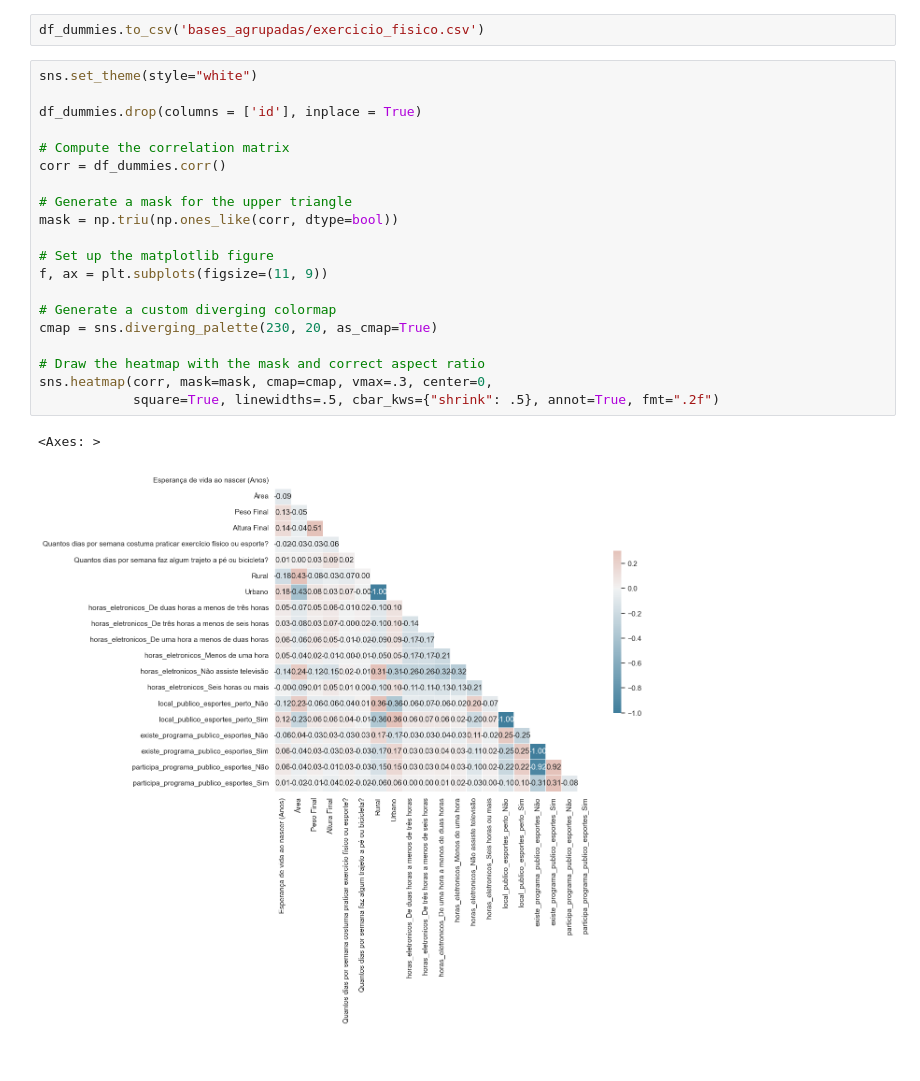
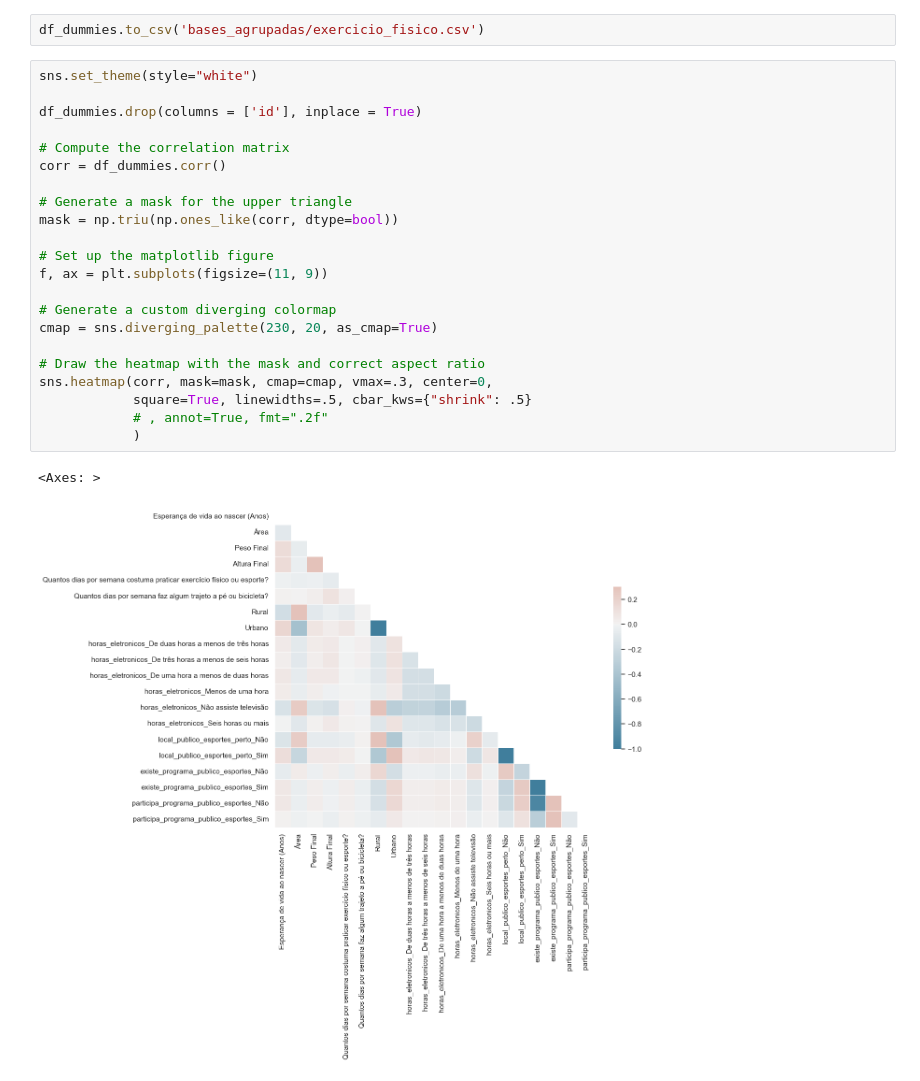
Before and after one commit to maafinotti/TCC-PNS, a Jupyter notebook: PNS_exercicio_fisico.ipynb, the cells around one changed output. Drawn from its saved outputs; the diff is of its cells as text.

```diff
--- a/PNS_exercicio_fisico.ipynb
+++ b/PNS_exercicio_fisico.ipynb
@@ -87,23 +87,25 @@ df_dummies.to_csv('bases_agrupadas/exercicio_fisico.csv')
 # %%
 sns.set_theme(style="white")
 
 df_dummies.drop(columns = ['id'], inplace = True)
 
 # Compute the correlation matrix
 corr = df_dummies.corr()
 
 # Generate a mask for the upper triangle
 mask = np.triu(np.ones_like(corr, dtype=bool))
 
 # Set up the matplotlib figure
 f, ax = plt.subplots(figsize=(11, 9))
 
 # Generate a custom diverging colormap
 cmap = sns.diverging_palette(230, 20, as_cmap=True)
 
 # Draw the heatmap with the mask and correct aspect ratio
 sns.heatmap(corr, mask=mask, cmap=cmap, vmax=.3, center=0,
-            square=True, linewidths=.5, cbar_kws={"shrink": .5}, annot=True, fmt=".2f")
+            square=True, linewidths=.5, cbar_kws={"shrink": .5}
+            # , annot=True, fmt=".2f"
+            )
 # %% [output]
 <Axes: >
-[figure, old version]
+[figure, new version]
```
Also changed, not shown: 3 other files.
